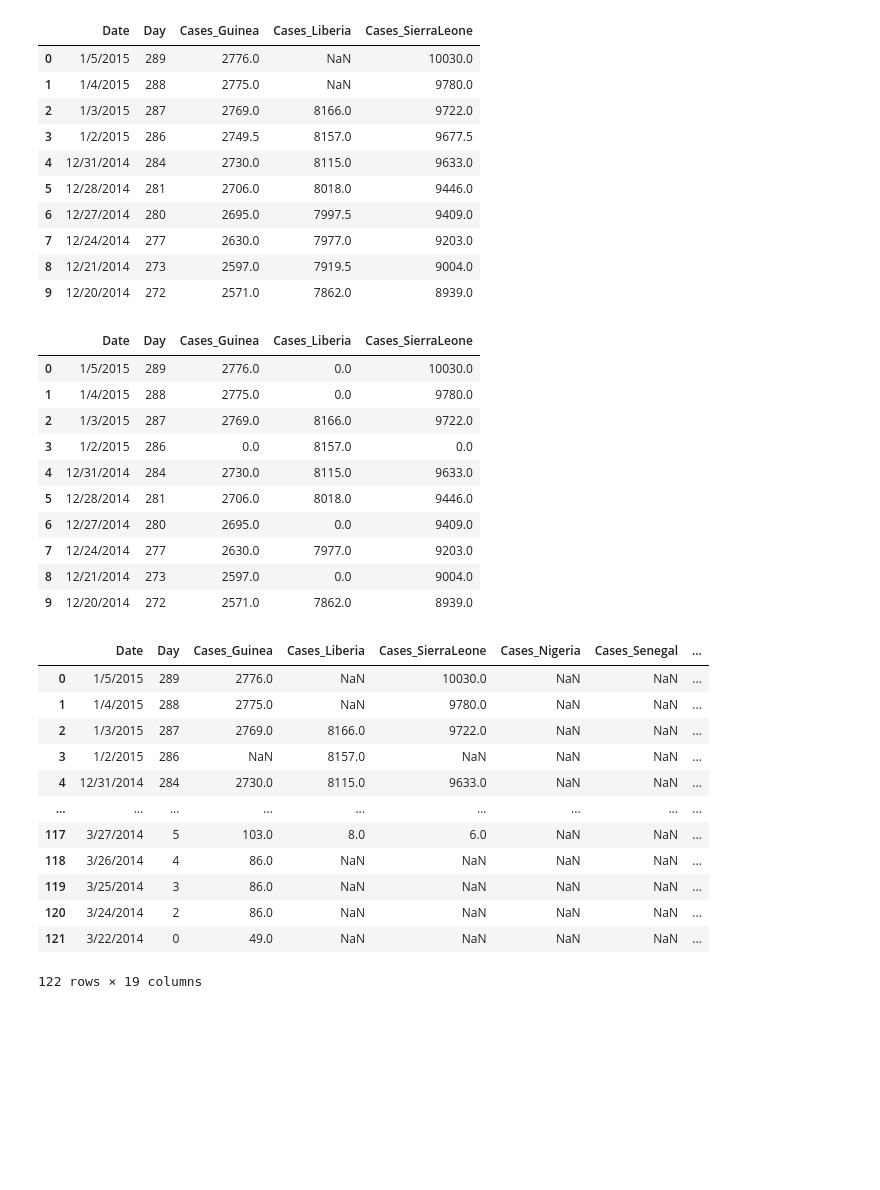
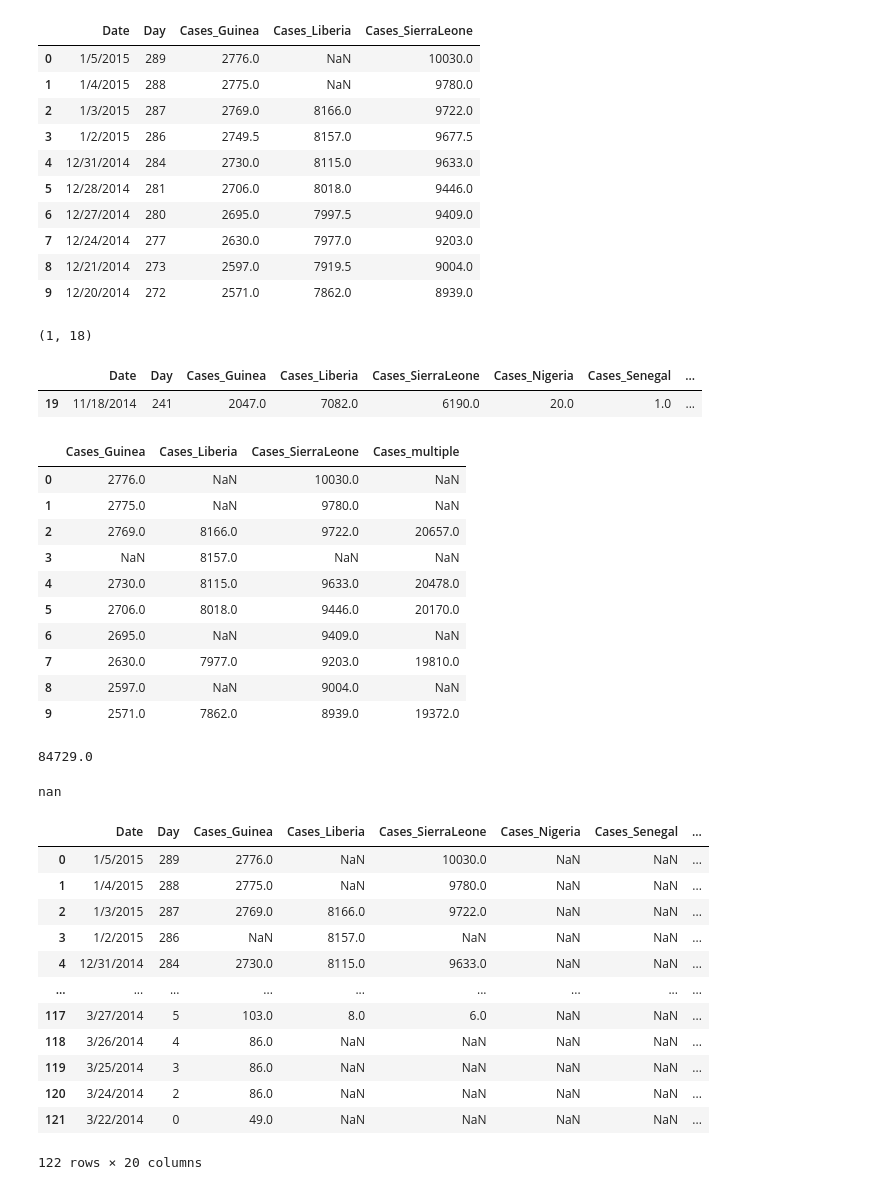
Before and after one commit to KChenDu/pandasNote, a Jupyter notebook: training/05-missing.ipynb, the cells around one changed output. Saved outputs shown, nothing was run; the diff lists cells and outputs as text; code cells hidden in the pictures; blank space fills up the shorter version.

```diff
--- a/training/05-missing.ipynb
+++ b/training/05-missing.ipynb
@@ -211,20 +344,40 @@ ebola.interpolate().iloc[:10, :5]
 | 7 | 12/24/2014 | 277 | 2630.0 | 7977.0 | 9203.0 |
 | 8 | 12/21/2014 | 273 | 2597.0 | 7919.5 | 9004.0 |
 | 9 | 12/20/2014 | 272 | 2571.0 | 7862.0 | 8939.0 |
-# %%
-ebola.fillna(0).iloc[:10, :5]
-# %% [output]
-|  | Date | Day | Cases_Guinea | Cases_Liberia | Cases_SierraLeone |
-| 0 | 1/5/2015 | 289 | 2776.0 | 0.0 | 10030.0 |
-| 1 | 1/4/2015 | 288 | 2775.0 | 0.0 | 9780.0 |
-| 2 | 1/3/2015 | 287 | 2769.0 | 8166.0 | 9722.0 |
-| 3 | 1/2/2015 | 286 | 0.0 | 8157.0 | 0.0 |
-| 4 | 12/31/2014 | 284 | 2730.0 | 8115.0 | 9633.0 |
-| 5 | 12/28/2014 | 281 | 2706.0 | 8018.0 | 9446.0 |
-| 6 | 12/27/2014 | 280 | 2695.0 | 0.0 | 9409.0 |
-| 7 | 12/24/2014 | 277 | 2630.0 | 7977.0 | 9203.0 |
-| 8 | 12/21/2014 | 273 | 2597.0 | 0.0 | 9004.0 |
-| 9 | 12/20/2014 | 272 | 2571.0 | 7862.0 | 8939.0 |
+# %%
+ebola_dropna = ebola.dropna()
+ebola_dropna.shape
+# %% [output]
+(1, 18)
+# %%
+ebola_dropna
+# %% [output]
+|  | Date | Day | Cases_Guinea | Cases_Liberia | Cases_SierraLeone | Cases_Nigeria | Cases_Senegal | ... |
+| 19 | 11/18/2014 | 241 | 2047.0 | 7082.0 | 6190.0 | 20.0 | 1.0 | ... |
+# %%
+ebola['Cases_multiple'] = ebola['Cases_Guinea'] + ebola['Cases_Liberia'] + ebola['Cases_SierraLeone']
+ebola_subset = ebola.loc[:, ['Cases_Guinea', 'Cases_Liberia', 'Cases_SierraLeone', 'Cases_multiple']]
+ebola_subset.head(10)
+# %% [output]
+|  | Cases_Guinea | Cases_Liberia | Cases_SierraLeone | Cases_multiple |
+| 0 | 2776.0 | NaN | 10030.0 | NaN |
+| 1 | 2775.0 | NaN | 9780.0 | NaN |
+| 2 | 2769.0 | 8166.0 | 9722.0 | 20657.0 |
+| 3 | NaN | 8157.0 | NaN | NaN |
+| 4 | 2730.0 | 8115.0 | 9633.0 | 20478.0 |
+| 5 | 2706.0 | 8018.0 | 9446.0 | 20170.0 |
+| 6 | 2695.0 | NaN | 9409.0 | NaN |
+| 7 | 2630.0 | 7977.0 | 9203.0 | 19810.0 |
+| 8 | 2597.0 | NaN | 9004.0 | NaN |
+| 9 | 2571.0 | 7862.0 | 8939.0 | 19372.0 |
+# %%
+ebola.Cases_Guinea.sum(skipna=True)
+# %% [output]
+84729.0
+# %%
+ebola.Cases_Guinea.sum(skipna=False)
+# %% [output]
+nan
 # %%
 ebola['Cases_Guinea_filled'] = ebola['Cases_Guinea'].fillna(ebola['Cases_Guinea'].min())
 ebola
@@ -241,4 +394,4 @@ ebola
 | 119 | 3/25/2014 | 3 | 86.0 | NaN | NaN | NaN | NaN | ... |
 | 120 | 3/24/2014 | 2 | 86.0 | NaN | NaN | NaN | NaN | ... |
 | 121 | 3/22/2014 | 0 | 49.0 | NaN | NaN | NaN | NaN | ... |
-122 rows × 19 columns
+122 rows × 20 columns
```
Also changed, not shown: parts of 17 cells of this notebook, 1 other file.
